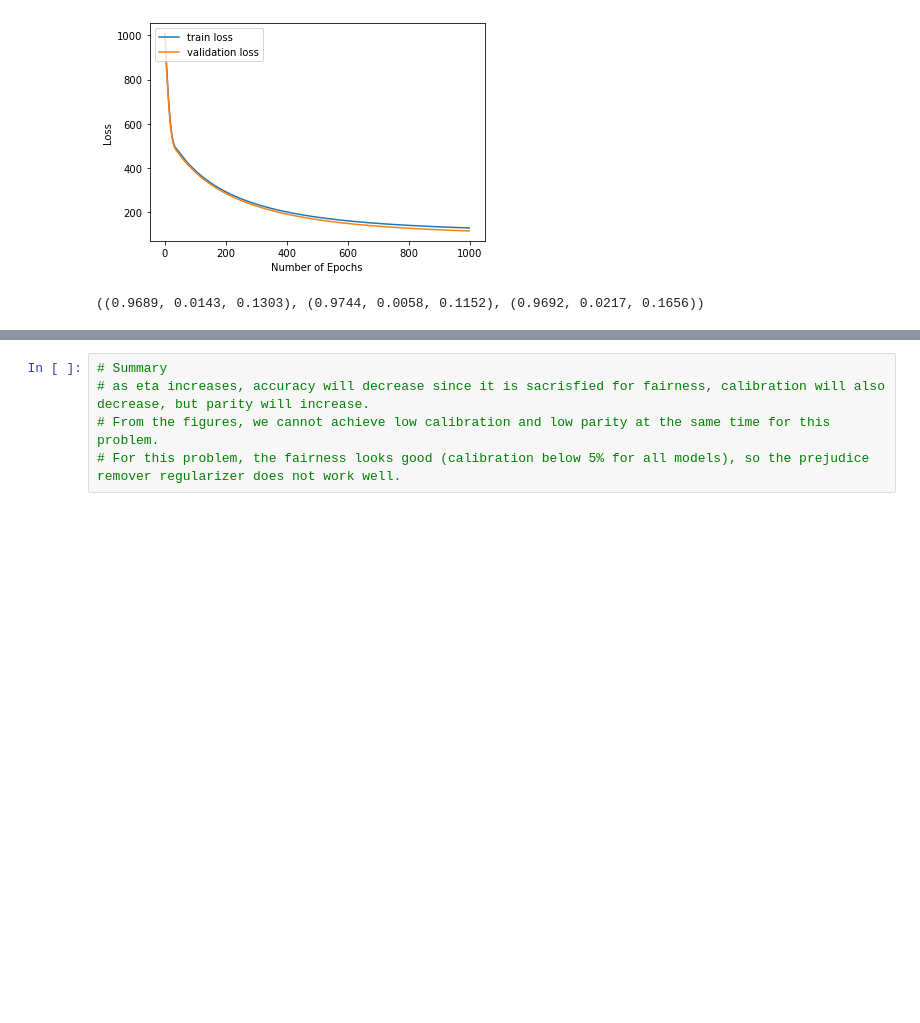
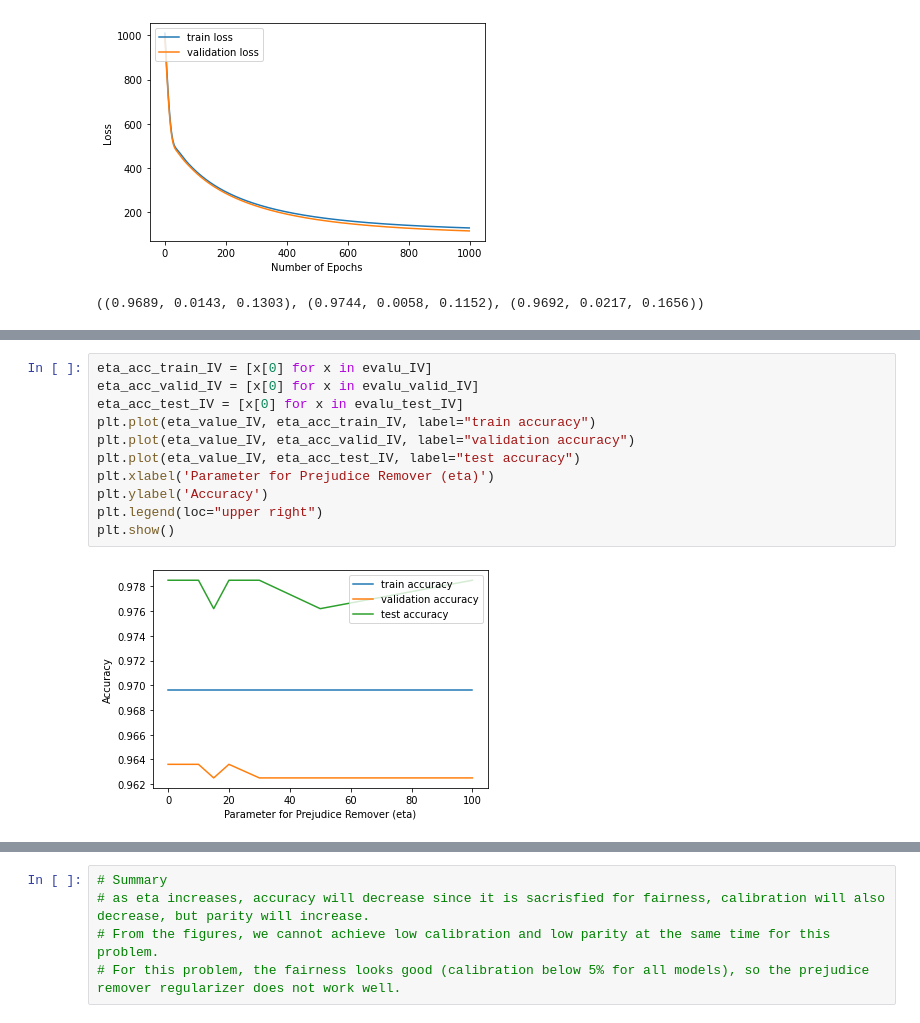
Before and after one commit to TZstatsADS/ads-spring-2022-prj4-group-10-1, a Jupyter notebook: doc/A5_final.ipynb, the cells around one changed output, grey strips where cells are left out. Cells and saved outputs as stored; diff of their text form; blank space fills up the shorter version.

```diff
--- a/doc/A5_final.ipynb
+++ b/doc/A5_final.ipynb
@@ -566,0 +661,13 @@ PR_0.fit(Xa_train, ya_train, Xc_train, yc_train, Xa_valid, ya_valid,
+# %%
+eta_acc_train_IV = [x[0] for x in evalu_IV]
+eta_acc_valid_IV = [x[0] for x in evalu_valid_IV]
+eta_acc_test_IV = [x[0] for x in evalu_test_IV]
+plt.plot(eta_value_IV, eta_acc_train_IV, label="train accuracy")
+plt.plot(eta_value_IV, eta_acc_valid_IV, label="validation accuracy")
+plt.plot(eta_value_IV, eta_acc_test_IV, label="test accuracy")
+plt.xlabel('Parameter for Prejudice Remover (eta)')
+plt.ylabel('Accuracy')
+plt.legend(loc="upper right")
+plt.show()
+# %% [output]
+[figure, added]
```
Also changed, not shown: parts of 18 cells of this notebook.
